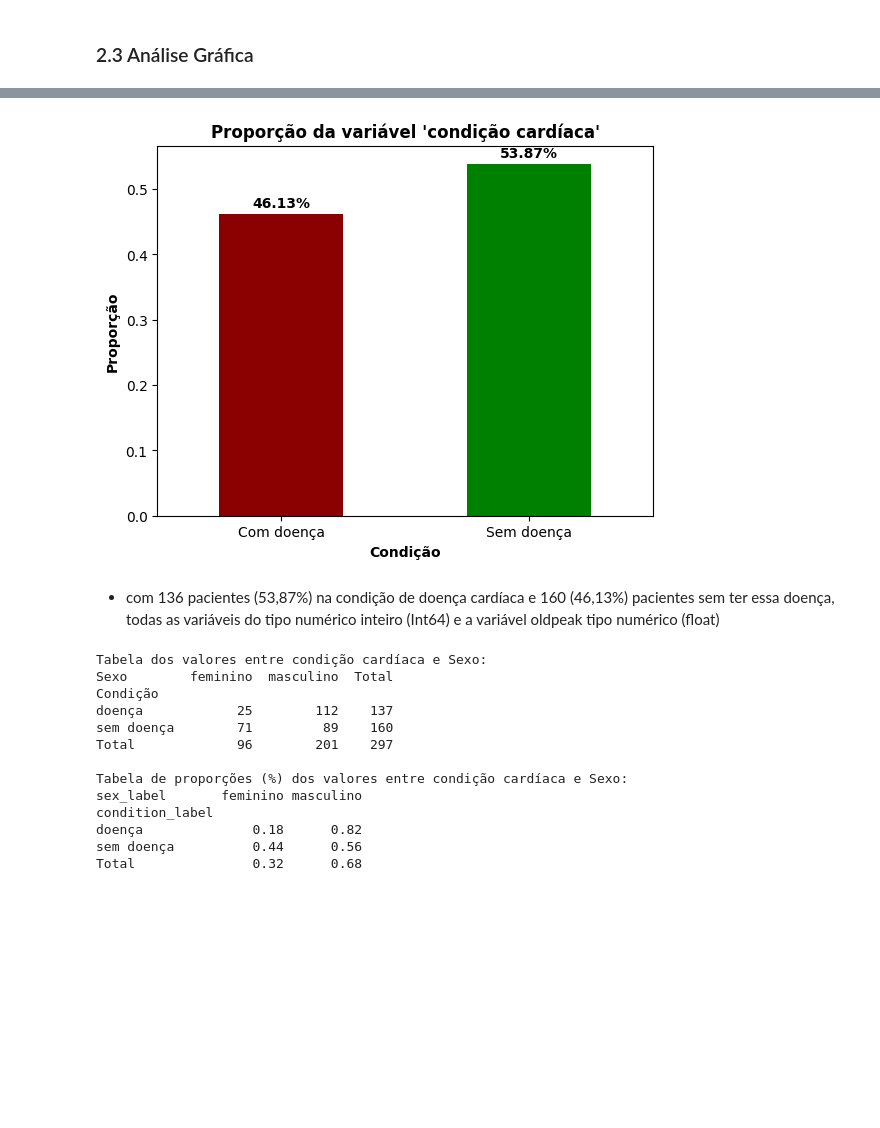
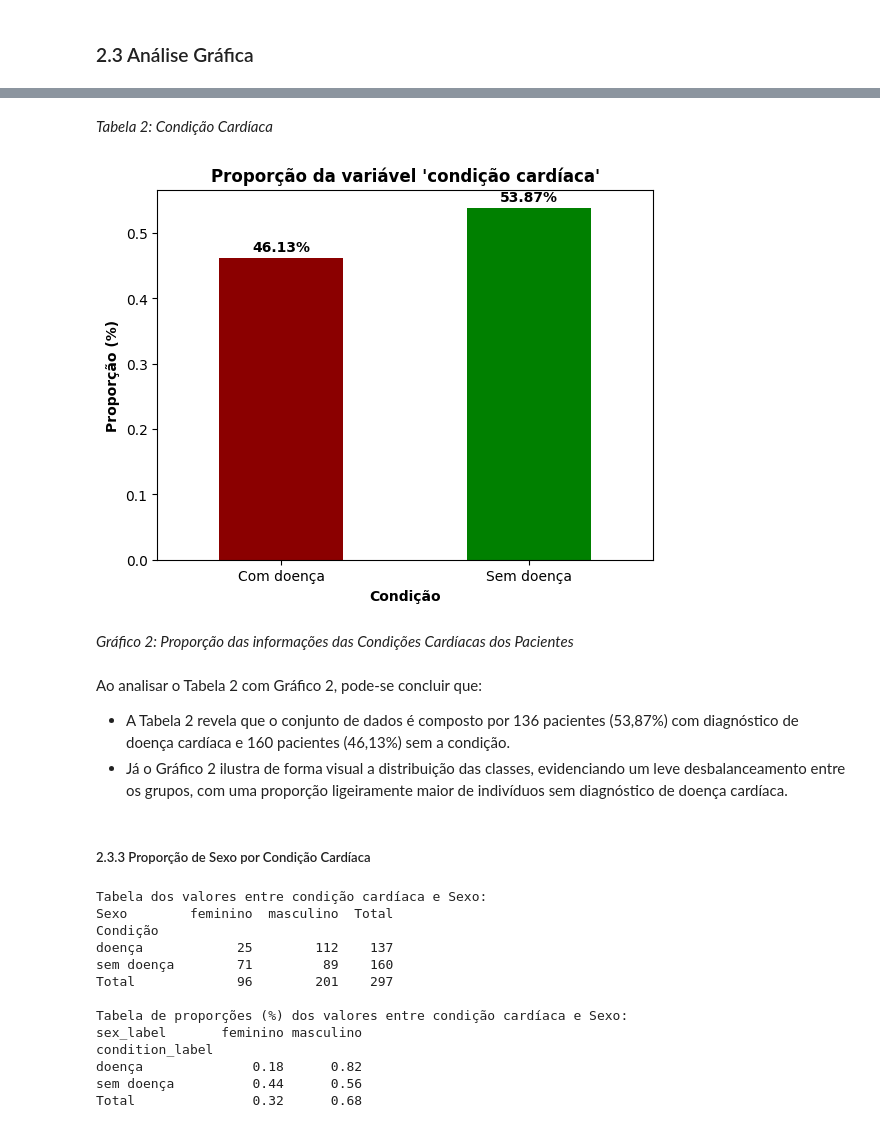
Before and after one commit to luiscpl/PUC_MVP, a Jupyter notebook: MVP_LUIS CLAUDIO.ipynb, the cells around one changed output, grey strips where cells are left out. Cells and saved outputs as stored; diff of their text form; code cells hidden in the pictures; blank space fills up the shorter version.

```diff
--- a/MVP_LUIS CLAUDIO.ipynb
+++ b/MVP_LUIS CLAUDIO.ipynb
@@ -227,0 +264,11 @@ xxxxxxxxxxxxxxxxxxxxxxxfazer mais comentatios sobre a estatistica descritivasxxx
+# %%
+# Cria um boxplot separado para cada variável numérica
+fig, axes = plt.subplots(nrows=2, ncols=3, figsize=(15, 8))
+axes = axes.flatten()
+
+for i, col in enumerate(numericas.columns):
+    sns.boxplot(y=numericas[col], ax=axes[i])
+    axes[i].set_title(f'Boxplot de {col}', fontweight='bold')
+
+plt.tight_layout()
+plt.show()
@@ -248,26 +303,33 @@ dtype: object
+# %% [markdown]
+*Tabela 2: Condição Cardíaca*
 # %%
+
 proporcoes = df["condition_label"].value_counts(normalize=True).sort_index()
 ax = proporcoes.plot(
     kind="bar",
     color=["#8B0000", "green"]  # verde escuro, azul escuro
 )
 ax.set_xticklabels(['Com doença','Sem doença'], rotation=0)
 ax.set_xlabel("Condição", fontweight='bold')
-ax.set_ylabel("Proporção", fontweight='bold')
+ax.set_ylabel("Proporção (%)", fontweight='bold')
 ax.set_title("Proporção da variável 'condição cardíaca'", fontweight='bold')
 
 # Adiciona os valores das proporções nas barras
 for i, v in enumerate(proporcoes):
     ax.text(i, v + 0.01, f"{v:.2%}", ha='center', fontweight='bold')
 
 plt.show()
 # %% [output]
-[figure, old version]
+[figure, new version]
+# %% [markdown]
+*Gráfico 2: Proporção das informações das Condições Cardíacas dos Pacientes*
 # %% [markdown]
+Ao analisar o Tabela 2 com Gráfico 2, pode-se concluir que:
 
-
-
-- com 136 pacientes  (53,87%) na condição de doença cardíaca e 160  (46,13%) pacientes sem ter essa doença, todas as variáveis do tipo numérico inteiro (Int64) e a variável  oldpeak tipo numérico (float)
+- A Tabela 2 revela que o conjunto de dados é composto por 136 pacientes (53,87%) com diagnóstico de doença cardíaca e 160 pacientes (46,13%) sem a condição.
+- Já o Gráfico 2 ilustra de forma visual a distribuição das classes, evidenciando um leve desbalanceamento entre os grupos, com uma proporção ligeiramente maior de indivíduos sem diagnóstico de doença cardíaca.
+# %% [markdown]
+##### 2.3.3 Proporção de Sexo por Condição Cardíaca
 # %%
 # Tabela de valores absolutos com totais
 dt = pd.crosstab(df['condition_label'], df['sex_label'], margins=True, margins_name='Total')
```
Also changed, not shown: parts of 44 cells of this notebook.
